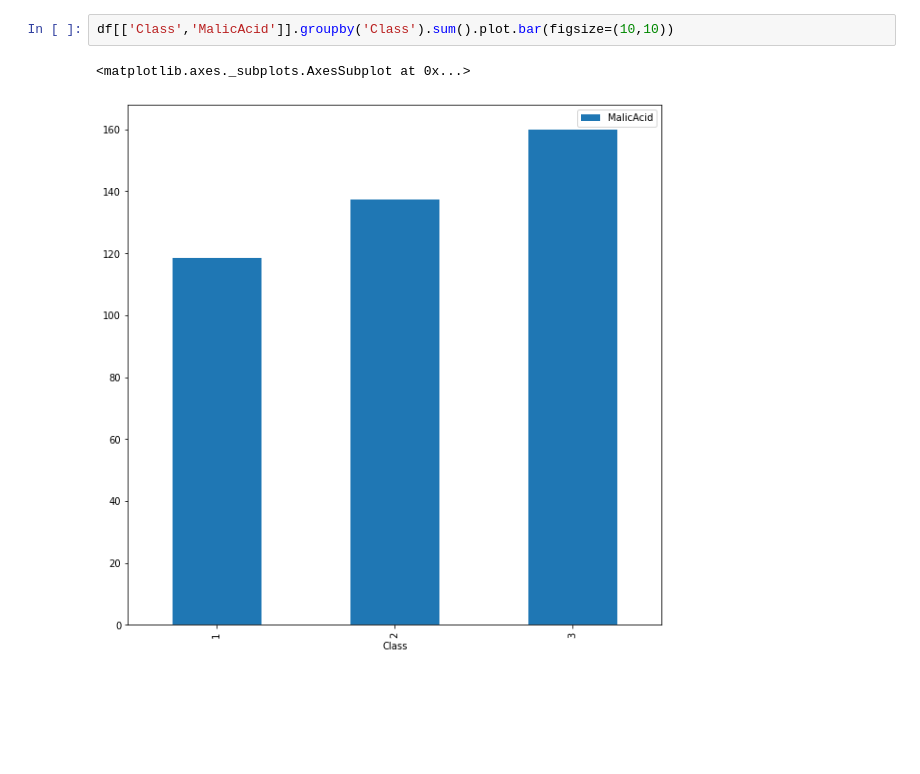
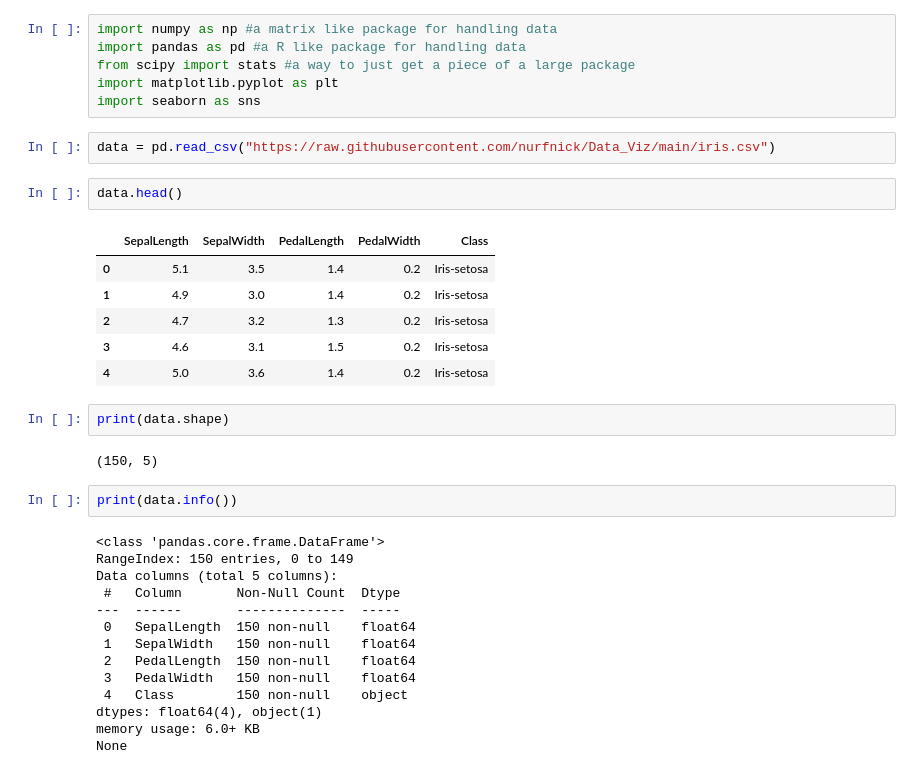
Before and after one commit to ranjukhanal11/ranjukhanal11, a Jupyter notebook: 02_Pandas.ipynb, the cells around one changed output. Drawn from its saved outputs; the diff is of its cells as text; blank space fills up the shorter version.

```diff
--- a/02_Pandas.ipynb
+++ b/02_Pandas.ipynb
@@ -51,5 +3,37 @@ df[['Class','Alcohol']].groupby('Class').sum().plot.bar(figsize=(10,10))
-# %%
-df[['Class','MalicAcid']].groupby('Class').sum().plot.bar(figsize=(10,10))
-# %% [output]
-<matplotlib.axes._subplots.AxesSubplot at 0x...>
-[figure, removed]
+# %%
+import numpy as np #a matrix like package for handling data
+import pandas as pd #a R like package for handling data
+from scipy import stats #a way to just get a piece of a large package
+import matplotlib.pyplot as plt
+import seaborn as sns
+# %%
+data = pd.read_csv("https://raw.githubusercontent.com/nurfnick/Data_Viz/main/iris.csv")
+# %%
+data.head()
+# %% [output]
+|  | SepalLength | SepalWidth | PedalLength | PedalWidth | Class |
+| 0 | 5.1 | 3.5 | 1.4 | 0.2 | Iris-setosa |
+| 1 | 4.9 | 3.0 | 1.4 | 0.2 | Iris-setosa |
+| 2 | 4.7 | 3.2 | 1.3 | 0.2 | Iris-setosa |
+| 3 | 4.6 | 3.1 | 1.5 | 0.2 | Iris-setosa |
+| 4 | 5.0 | 3.6 | 1.4 | 0.2 | Iris-setosa |
+# %%
+print(data.shape)
+# %% [output]
+(150, 5)
+# %%
+print(data.info())
+# %% [output]
+<class 'pandas.core.frame.DataFrame'>
+RangeIndex: 150 entries, 0 to 149
+Data columns (total 5 columns):
+ #   Column       Non-Null Count  Dtype
+---  ------       --------------  -----
+ 0   SepalLength  150 non-null    float64
+ 1   SepalWidth   150 non-null    float64
+ 2   PedalLength  150 non-null    float64
+ 3   PedalWidth   150 non-null    float64
+ 4   Class        150 non-null    object
+dtypes: float64(4), object(1)
+memory usage: 6.0+ KB
+None
```
Also changed, not shown: parts of 16 cells of this notebook.
